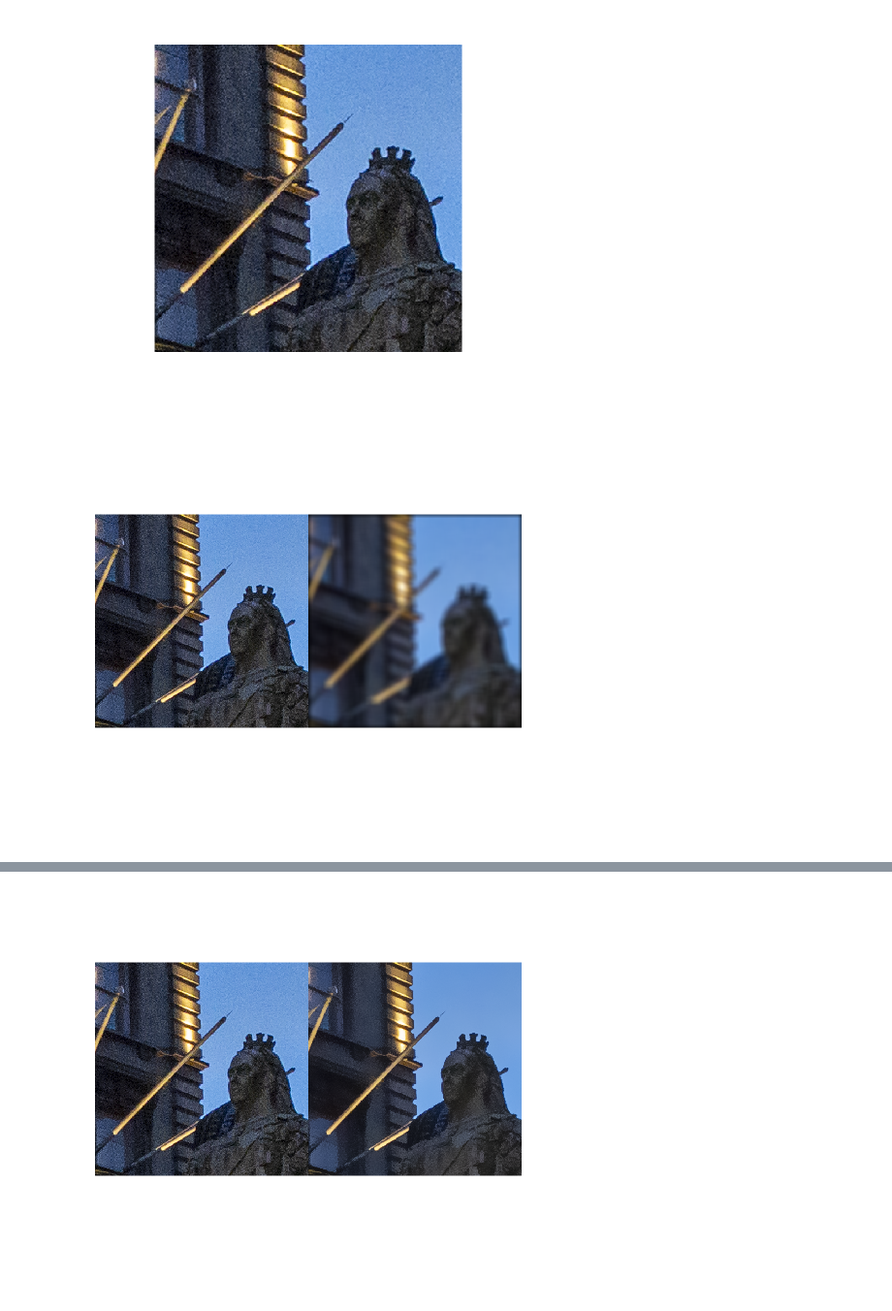
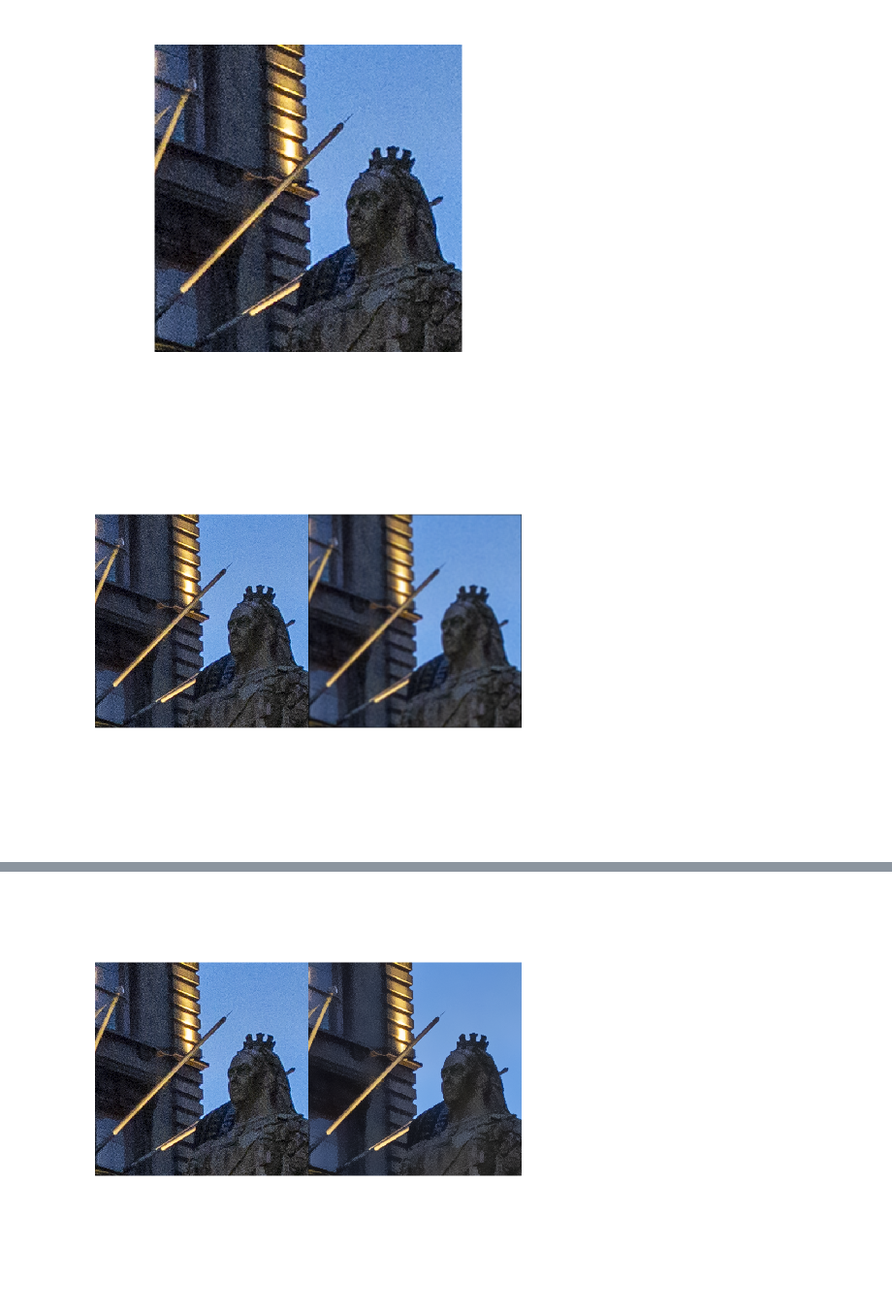
Before and after one commit to pui-nantheera/notebooks, a Jupyter notebook: denoising/Denoising.ipynb, the cells around one changed output, grey strips where cells are left out. Shown at 97% size. Cells and saved outputs as stored; diff of their text form; code cells hidden in the pictures.

```diff
--- a/denoising/Denoising.ipynb
+++ b/denoising/Denoising.ipynb
@@ -12,11 +12,11 @@ imshow(img)
 [figure]
 # %%
 % Mean filter with size of nxn pixels - change n to see the effect
-n = 15;
+n = 5;
 kernel = ones(n,n)/(n*n);
 denoise_avgfilt = imfilter(img,kernel);
 figure; imshow([img denoise_avgfilt]);
 # %% [output]
-[figure, old version]
+[figure, new version]
 # %%
 % Median filter with size of nxn pixels - change n to see the effect
```
Also changed, not shown: parts of 4 cells of this notebook.
